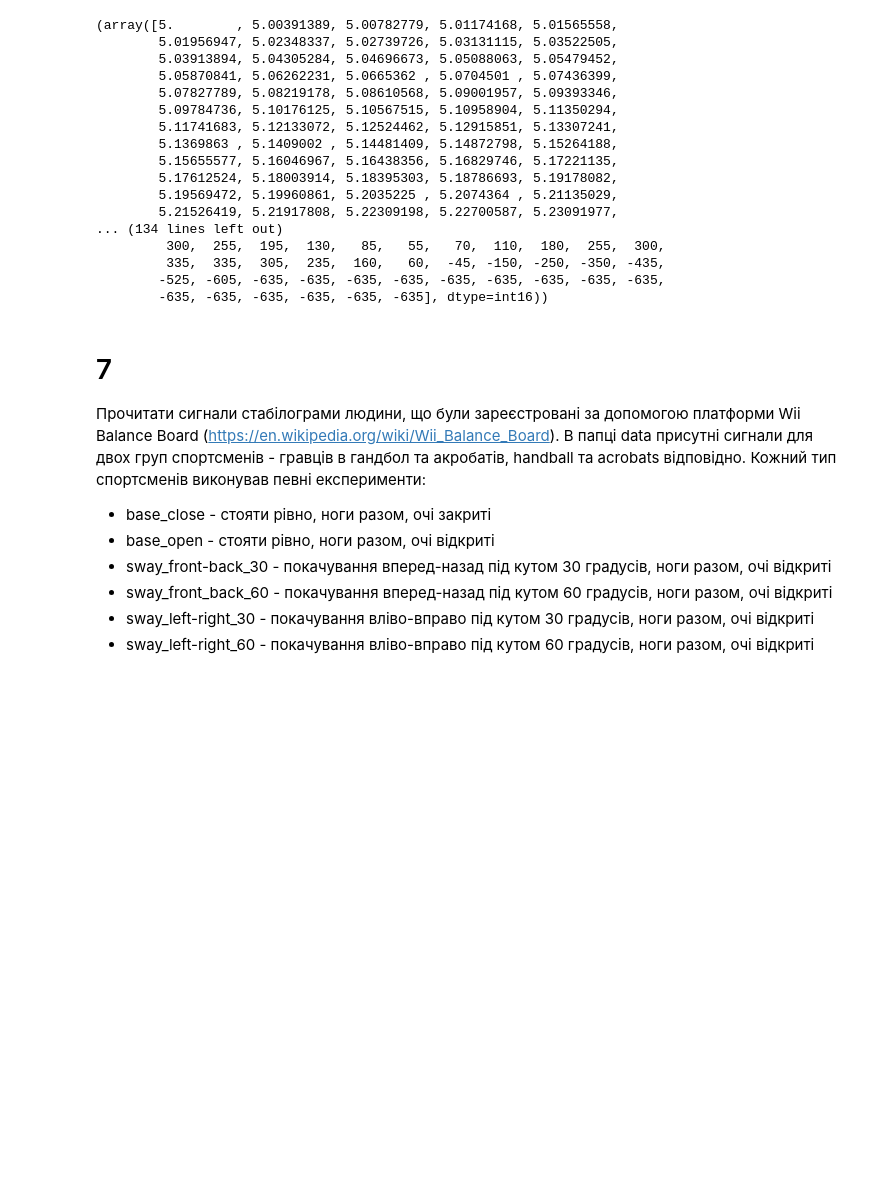
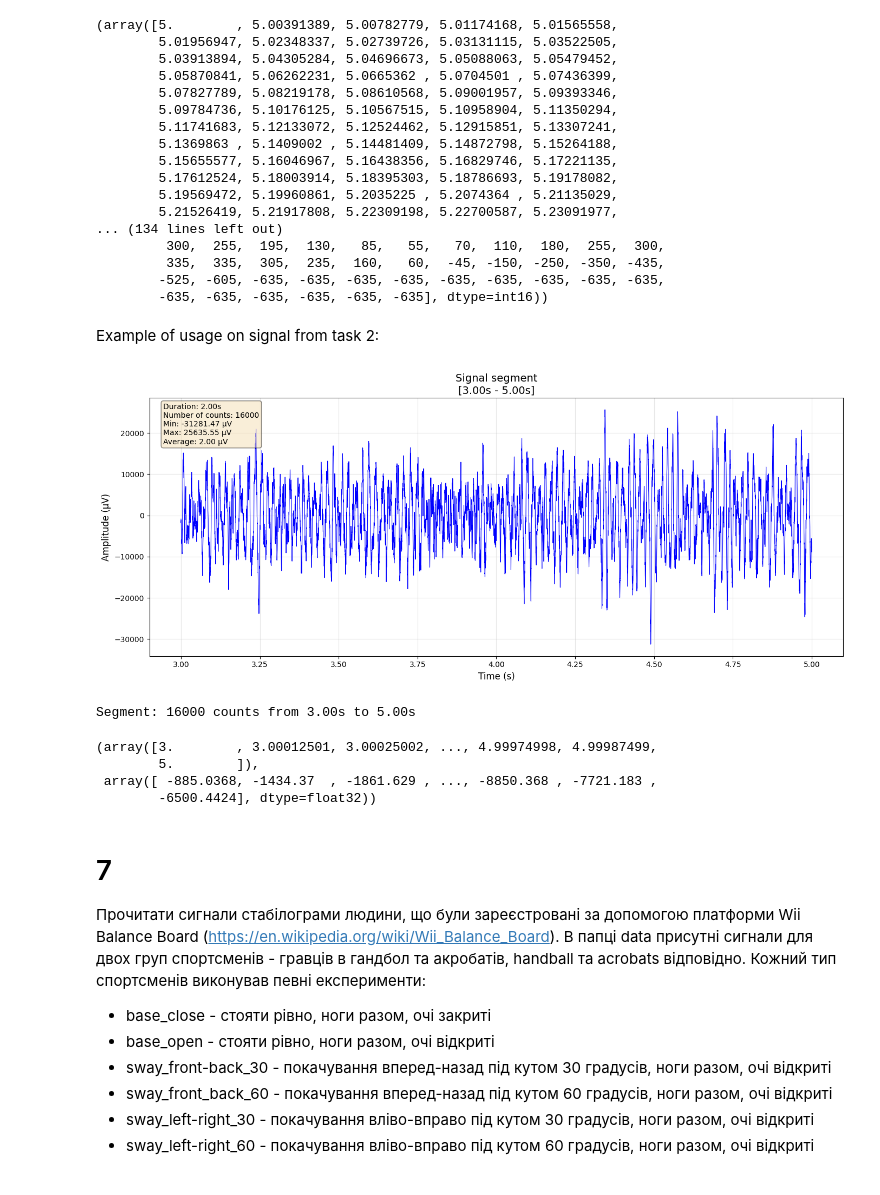
Before and after one commit to Ovkubiky/signalProcessing, a Jupyter notebook: hw1/hw1.ipynb, the cells around one changed output. Saved outputs shown, nothing was run; the diff lists cells and outputs as text; code cells hidden in the pictures; blank space fills up the shorter version.

```diff
--- a/hw1/hw1.ipynb
+++ b/hw1/hw1.ipynb
@@ -169,6 +352,23 @@ Segment: 512 counts from 5.00s to 7.00s
          335,  335,  305,  235,  160,   60,  -45, -150, -250, -350, -435,
         -525, -605, -635, -635, -635, -635, -635, -635, -635, -635, -635,
         -635, -635, -635, -635, -635, -635], dtype=int16))
+# %% [markdown]
+Example of usage on signal from task 2:
+# %%
+sr1, signal = wavfile.read("audio_8khz.wav")
+
+if signal.dtype == np.int16:
+    signal = signal.astype(np.float32) / 32767
+signal = signal * 1000000
+
+plot_signal_segment(signal, 8000, 3, 5)
+# %% [output]
+[figure, added]
+Segment: 16000 counts from 3.00s to 5.00s
+(array([3.        , 3.00012501, 3.00025002, ..., 4.99974998, 4.99987499,
+        5.        ]),
+ array([ -885.0368, -1434.37  , -1861.629 , ..., -8850.368 , -7721.183 ,
+        -6500.4424], dtype=float32))
 # %% [markdown]
 # 7
 
```
Also changed, not shown: parts of 19 cells of this notebook.
